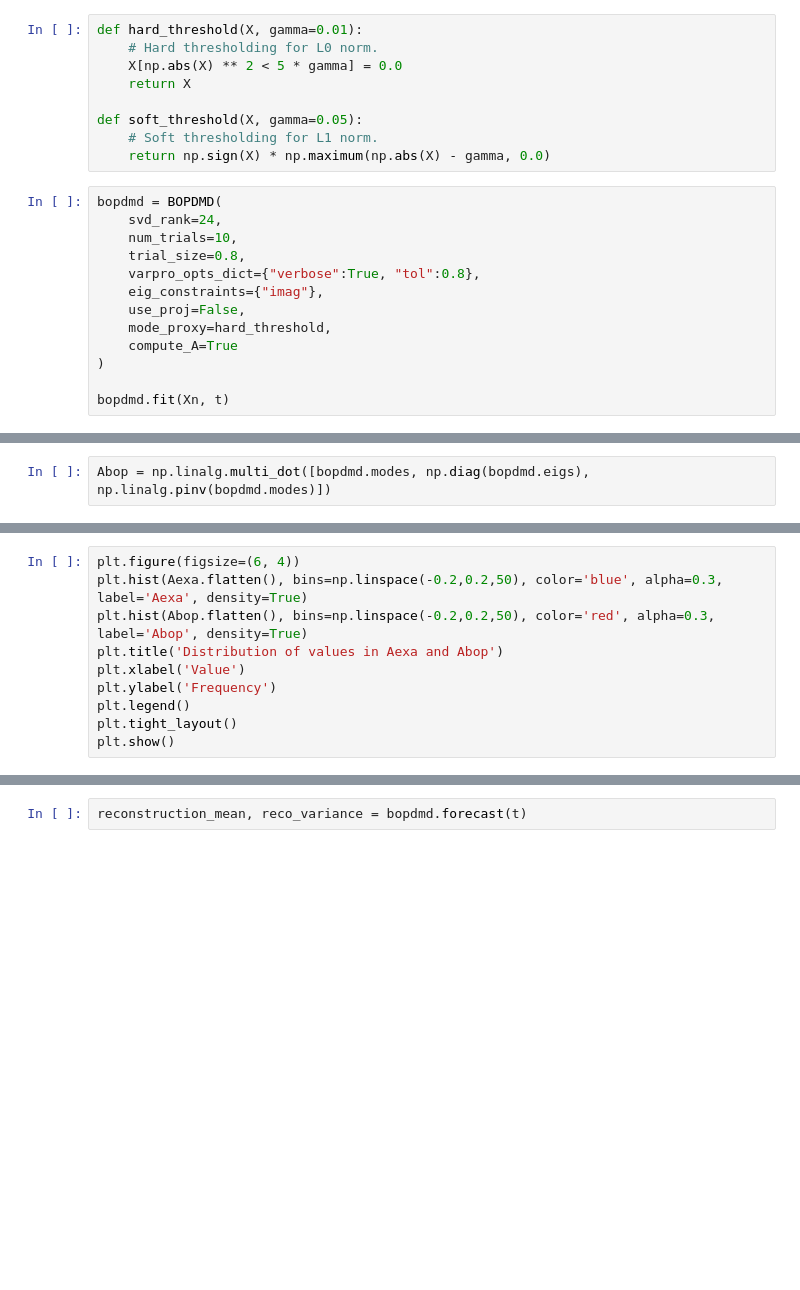
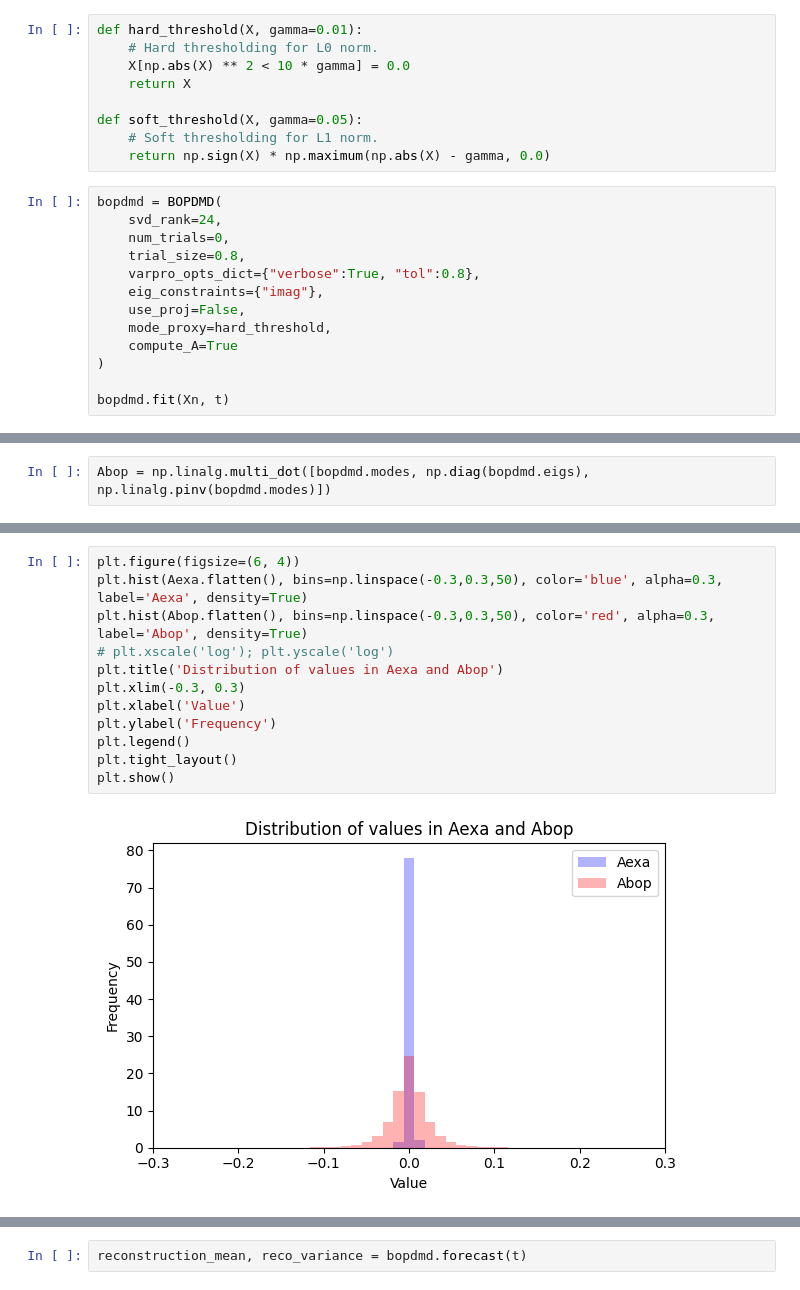
Before and after one commit to fmenol/transcriptome-dynamics-dmd-observability, a Jupyter notebook: dmd_comparison.ipynb, the cells around one changed output, grey strips where cells are left out. Drawn from its saved outputs; the diff is of its cells as text; blank space fills up the shorter version.

Commit message:
Analysis of gamma added

```diff
--- a/dmd_comparison.ipynb
+++ b/dmd_comparison.ipynb
@@ -22,7 +25,7 @@ Aexa = np.linalg.multi_dot([dmd.modes, np.diag(dmd.eigs), np.linalg.pinv(dmd.mod
 # %%
 def hard_threshold(X, gamma=0.01):
     # Hard thresholding for L0 norm.
-    X[np.abs(X) ** 2 < 5 * gamma] = 0.0
+    X[np.abs(X) ** 2 < 10 * gamma] = 0.0
     return X
 
 def soft_threshold(X, gamma=0.05):
@@ -31,7 +34,7 @@ def soft_threshold(X, gamma=0.05):
 # %%
 bopdmd = BOPDMD(
     svd_rank=24,
-    num_trials=10,
+    num_trials=0,
     trial_size=0.8,
     varpro_opts_dict={"verbose":True, "tol":0.8},
     eig_constraints={"imag"},
@@ -63,13 +72,17 @@ plt.show()
 # %%
 plt.figure(figsize=(6, 4))
-plt.hist(Aexa.flatten(), bins=np.linspace(-0.2,0.2,50), color='blue', alpha=0.3, label='Aexa', density=True)
-plt.hist(Abop.flatten(), bins=np.linspace(-0.2,0.2,50), color='red', alpha=0.3, label='Abop', density=True)
+plt.hist(Aexa.flatten(), bins=np.linspace(-0.3,0.3,50), color='blue', alpha=0.3, label='Aexa', density=True)
+plt.hist(Abop.flatten(), bins=np.linspace(-0.3,0.3,50), color='red', alpha=0.3, label='Abop', density=True)
+# plt.xscale('log'); plt.yscale('log')
 plt.title('Distribution of values in Aexa and Abop')
+plt.xlim(-0.3, 0.3)
 plt.xlabel('Value')
 plt.ylabel('Frequency')
 plt.legend()
 plt.tight_layout()
 plt.show()
+# %% [output]
+[figure, added]
 # %%
 rndset = np.random.choice(range(Xn.shape[0]), size=3, replace=False)
 
```
Also changed, not shown: parts of 5 cells of this notebook.
